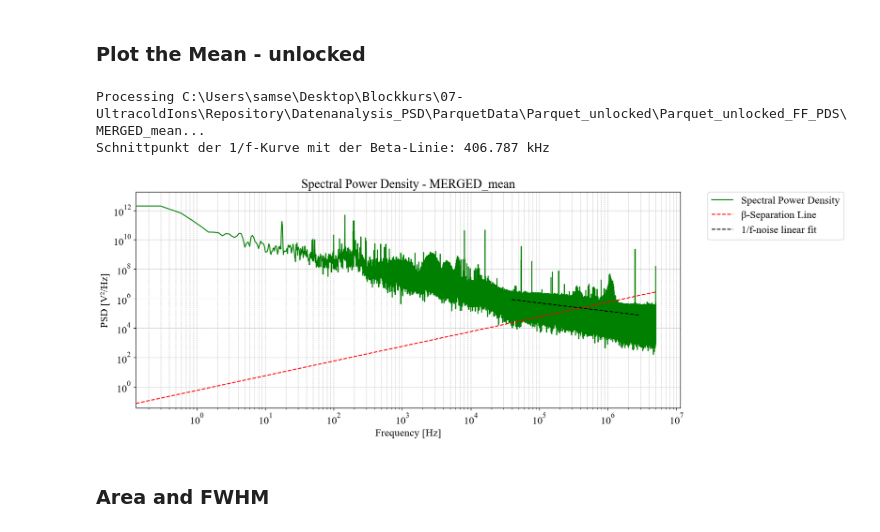
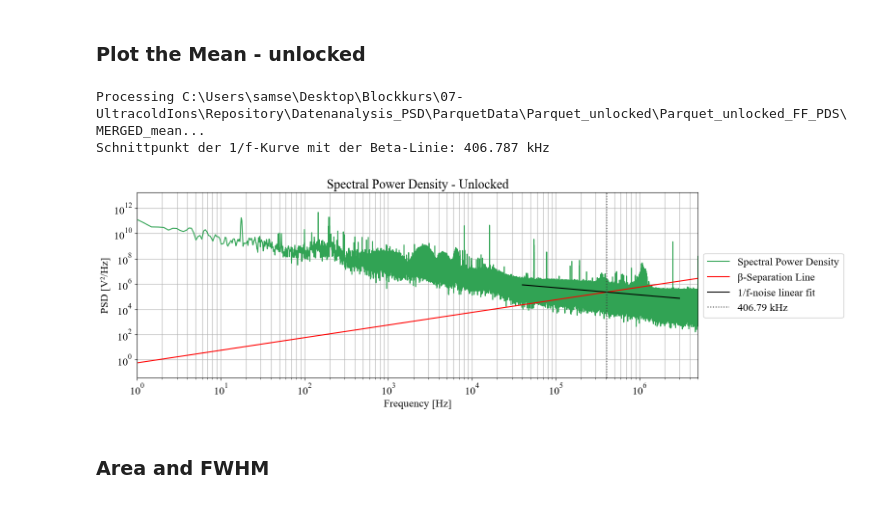
Before and after one commit to gravity225/UltraColdIons-Blockcourse, a Jupyter notebook: Datenanalysis_PSD/Plots_Linewith_calculation.ipynb, the cells around one changed output. Saved outputs shown, nothing was run; the diff lists cells and outputs as text; code cells hidden in the pictures.

```diff
--- a/Datenanalysis_PSD/Plots_Linewith_calculation.ipynb
+++ b/Datenanalysis_PSD/Plots_Linewith_calculation.ipynb
@@ -211,7 +211,7 @@ def process_parquet_file(parquet_filename, freq_column="X", psd_column="Y"):
     plt.xlabel('Frequency [Hz]')
     plt.ylabel('PSD [V²/Hz]')
     plt.title(f'Spectral Power Density - {os.path.basename(parquet_filename)}')
-    plt.legend()
+    plt.legend(loc='upper left', bbox_to_anchor=(1.05, 0.7), borderaxespad=0)
     plt.grid(True, which='both', linestyle='--', linewidth=0.5)
     plt.show()
 
@@ -685,43 +798,49 @@ def process_parquet_file(parquet_filename, freq_column="X", psd_column="Y"):
 
     # Compute fitted curve
     fit_curve = power_law(freq_idx, *popt_ps)
 
     # Compute intersection with β-separation line
     beta_sep = (8 * np.log(2) / (np.pi**2)) * freq_idx
     id_crossing = np.argwhere(np.diff(np.sign(fit_curve - beta_sep))).flatten()
 
     if len(id_crossing) > 0:
         global cfreq_unlocked
         cfreq_unlocked = freq_idx[id_crossing][0]
         print(f'Schnittpunkt der 1/f-Kurve mit der Beta-Linie: {cfreq_unlocked * 1e-3:.3f} kHz')
     else:
         print("No intersection found.")
 
     # Plot spectral power density
-    plt.figure(figsize=(15, 6))
-    plt.loglog(freq_unlocked, psds_unlocked, label='Spectral Power Density', color='green')
-    plt.loglog(freq_unlocked, beta_sep_full, 'r--', label='β-Separation Line')
-    plt.loglog(freq_idx, fit_curve, label=f'1/f-noise linear fit', color='black', linestyle='--')
-
+    plt.figure(figsize=(15, 5))
+    plt.loglog(freq_unlocked, psds_unlocked, label='Spectral Power Density', color='#31a354')
+    plt.loglog(freq_unlocked, beta_sep_full, 'r', label='β-Separation Line', linewidth = 1.5)
+    plt.loglog(freq_idx, fit_curve, label=f'1/f-noise linear fit', color='black', linewidth = 1.5)
+    plt.axvline(x=cfreq_unlocked, color='#3D3D3D', linestyle=':', linewidth=1.5, label=rf'{1e-3 * cfreq_unlocked:.2f} kHz')
 
 
     plt.xlabel('Frequency [Hz]')
     plt.ylabel('PSD [V²/Hz]')
-    plt.title(f'Spectral Power Density - {os.path.basename(parquet_filename)}')
-    plt.legend(loc='upper left', bbox_to_anchor=(1.05, 1), borderaxespad=0)
-    plt.grid(True, which='both', linestyle='--', linewidth=0.5)
-    plt.show()
+    plt.title(f'Spectral Power Density - Unlocked')
+    plt.legend(loc='upper left', bbox_to_anchor=(1.0, 0.7), framealpha=1, ncol=1)
+    plt.grid(True, which='both', linestyle='-', linewidth=0.8)
+    plt.xlim(1e0, 5e6)
+
 
 
 
 input_folder_data = 'C:\\Users\\samse\\Desktop\\Blockkurs\\07-UltracoldIons\\Repository\\Datenanalysis_PSD\\ParquetData\\Parquet_unlocked\\Parquet_unlocked_FF_PDS\\MERGED_mean'
 
 # Example usage: Change the path to your folder containing Parquet files
 process_parquet_file(input_folder_data, freq_column="Frequenz (Hz)", psd_column="PSD")
+
+
+plt.savefig("C:\\Users\\samse\\Desktop\\Blockkurs\\07-UltracoldIons\\Bericht\\ALLPLOTS_SVG\\Power Spectral Density Unlocked", dpi=300, bbox_inches='tight')
+plt.savefig("C:\\Users\\samse\\Desktop\\Blockkurs\\07-UltracoldIons\\Bericht\\ALLPLOTS_PNG\\Power Spectral Density Unlocked", dpi=300, bbox_inches='tight')
+plt.show()
 # %% [output]
 Processing C:\Users\samse\Desktop\Blockkurs\07-UltracoldIons\Repository\Datenanalysis_PSD\ParquetData\Parquet_unlocked\Parquet_unlocked_FF_PDS\MERGED_mean...
 Schnittpunkt der 1/f-Kurve mit der Beta-Linie: 406.787 kHz
-[figure, old version]
+[figure, new version]
 # %% [markdown]
 ### Area and FWHM
 # %%
```
Also changed, not shown: parts of 15 cells of this notebook, 2 other files.
